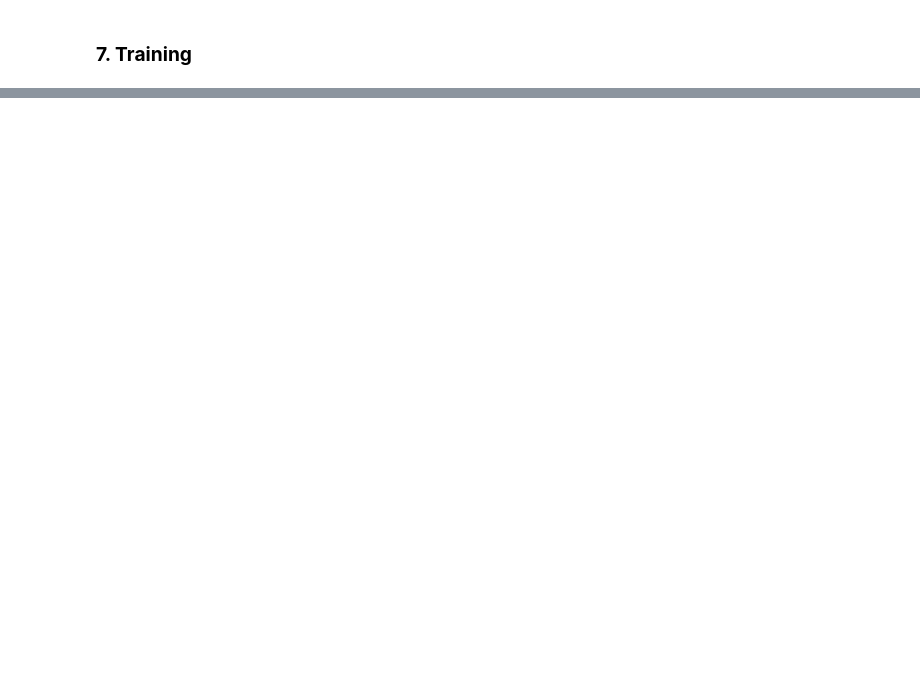
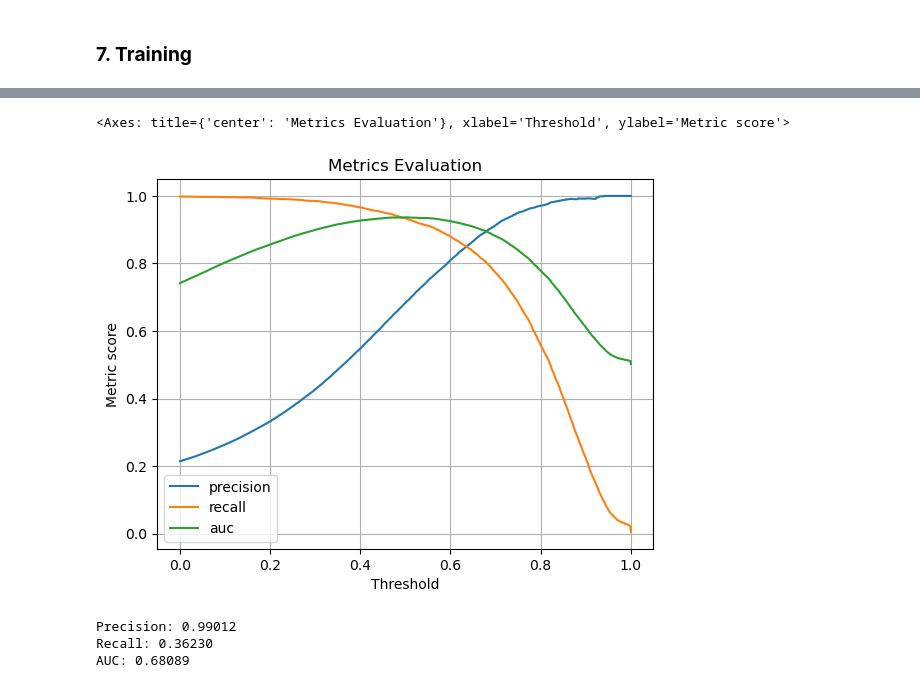
Before and after one commit to rezadzikri19/BuggyBuddy-Notebook, a Jupyter notebook: bug_classification.ipynb, the cells around one changed output, grey strips where cells are left out. Saved outputs shown, nothing was run; the diff lists cells and outputs as text; code cells hidden in the pictures; blank space fills up the shorter version.

Commit message:
add train and eval model

```diff
--- a/bug_classification.ipynb
+++ b/bug_classification.ipynb
@@ -489,0 +519,13 @@ AUC: 0.9148
+# %%
+def custom_cosine_similarity(text_1: np.ndarray, text_2: np.ndarray):
+    dot_product = np.dot(text_1, text_2)
+    norm_text_1 = np.linalg.norm(text_1)
+    norm_text_2 = np.linalg.norm(text_2)
+
+    similarity = dot_product / (norm_text_1 * norm_text_2)
+
+    return similarity
+# %%
+embd_test_left = embd_model.predict(np.vstack(X_test['text_embedded__left']))
+embd_test_right = embd_model.predict(np.vstack(X_test['text_embedded__right']))
+embd_similarity = np.array([custom_cosine_similarity(embd_1, embd_2) for embd_1, embd_2 in zip(embd_test_left, embd_test_right)])
@@ -489,0 +535,31 @@ AUC: 0.9148
+# %%
+def evaluate_model(similarity_scores: np.ndarray, threshold: float):
+  embd_binary_similarity = (similarity_scores > threshold).astype(int)
+
+  precision = precision_score(y_test, embd_binary_similarity)
+  recall = recall_score(y_test, embd_binary_similarity)
+  auc = roc_auc_score(y_test, embd_binary_similarity)
+
+  return [precision, recall, auc]
+# %%
+threshold_eval = pd.DataFrame([[threshold, *evaluate_model(embd_similarity, threshold)] for threshold in np.linspace(0, 1, 1000)], columns=['threshold', 'precision', 'recall', 'auc'])
+# %%
+threshold_eval.plot(kind='line',
+                    title='Metrics Evaluation',
+                    x='threshold',
+                    xlabel='Threshold',
+                    ylabel='Metric score',
+                    grid=True)
+# %% [output]
+<Axes: title={'center': 'Metrics Evaluation'}, xlabel='Threshold', ylabel='Metric score'>
+[figure, added]
+# %%
+model_eval = evaluate_model(embd_similarity, 0.861)
+
+print(f'Precision: {model_eval[0]:.5f}')
+print(f'Recall: {model_eval[1]:.5f}')
+print(f'AUC: {model_eval[2]:.5f}')
+# %% [output]
+Precision: 0.99012
+Recall: 0.36230
+AUC: 0.68089
```
Also changed, not shown: parts of 15 cells of this notebook.
